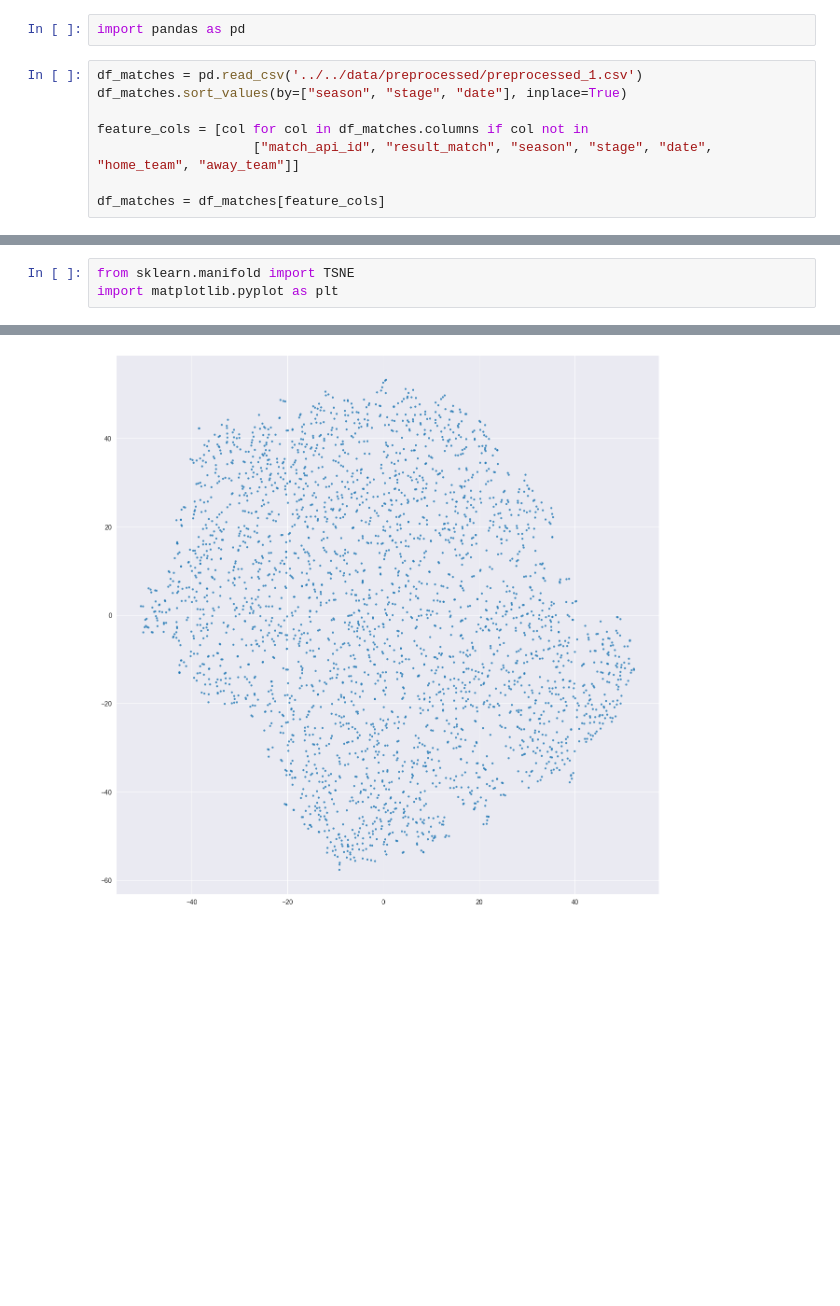
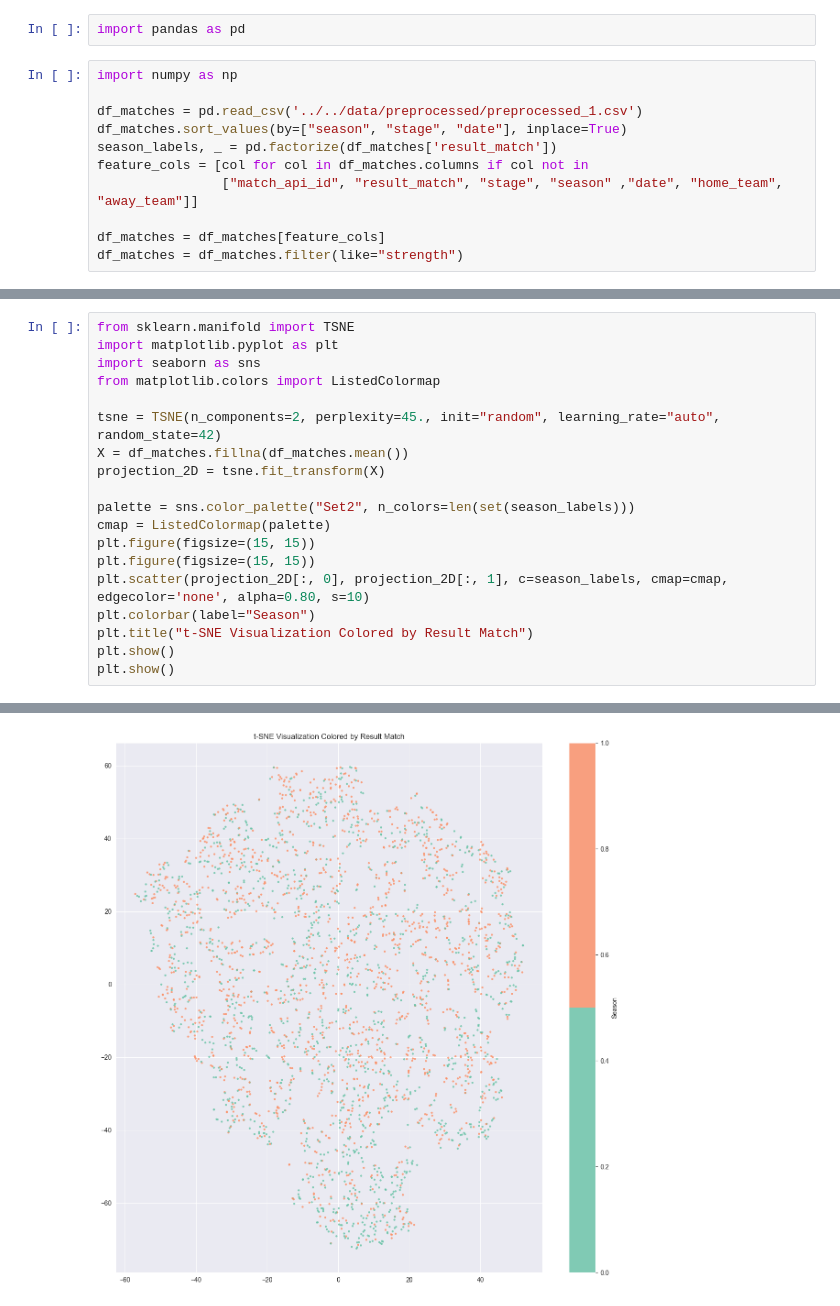
Before and after one commit to kamil0920/football_result_prediction-v2, a Jupyter notebook: src/eda/multivariate_analysis.ipynb, the cells around one changed output, grey strips where cells are left out. Cells and saved outputs as stored; diff of their text form; blank space fills up the shorter version.

```diff
--- a/src/eda/multivariate_analysis.ipynb
+++ b/src/eda/multivariate_analysis.ipynb
@@ -1,10 +1,13 @@
 # %%
 import pandas as pd
 # %%
+import numpy as np
+
 df_matches = pd.read_csv('../../data/preprocessed/preprocessed_1.csv')
 df_matches.sort_values(by=["season", "stage", "date"], inplace=True)
-
+season_labels, _ = pd.factorize(df_matches['result_match'])
 feature_cols = [col for col in df_matches.columns if col not in
-                    ["match_api_id", "result_match", "season", "stage", "date", "home_team", "away_team"]]
+                ["match_api_id", "result_match", "stage", "season" ,"date", "home_team", "away_team"]]
 
 df_matches = df_matches[feature_cols]
+df_matches = df_matches.filter(like="strength")
@@ -11,4 +28,20 @@ df_matches = df_matches[feature_cols]
 # %%
 from sklearn.manifold import TSNE
 import matplotlib.pyplot as plt
+import seaborn as sns
+from matplotlib.colors import ListedColormap
+
+tsne = TSNE(n_components=2, perplexity=45., init="random", learning_rate="auto", random_state=42)
+X = df_matches.fillna(df_matches.mean())
+projection_2D = tsne.fit_transform(X)
+
+palette = sns.color_palette("Set2", n_colors=len(set(season_labels)))
+cmap = ListedColormap(palette)
+plt.figure(figsize=(15, 15))
+plt.figure(figsize=(15, 15))
+plt.scatter(projection_2D[:, 0], projection_2D[:, 1], c=season_labels, cmap=cmap, edgecolor='none', alpha=0.80, s=10)
+plt.colorbar(label="Season")
+plt.title("t-SNE Visualization Colored by Result Match")
+plt.show()
+plt.show()
 # %% [output]
@@ -15 +49 @@ import matplotlib.pyplot as plt
-[figure, old version]
+[figure, new version]
```
Also changed, not shown: parts of 3 cells of this notebook.
